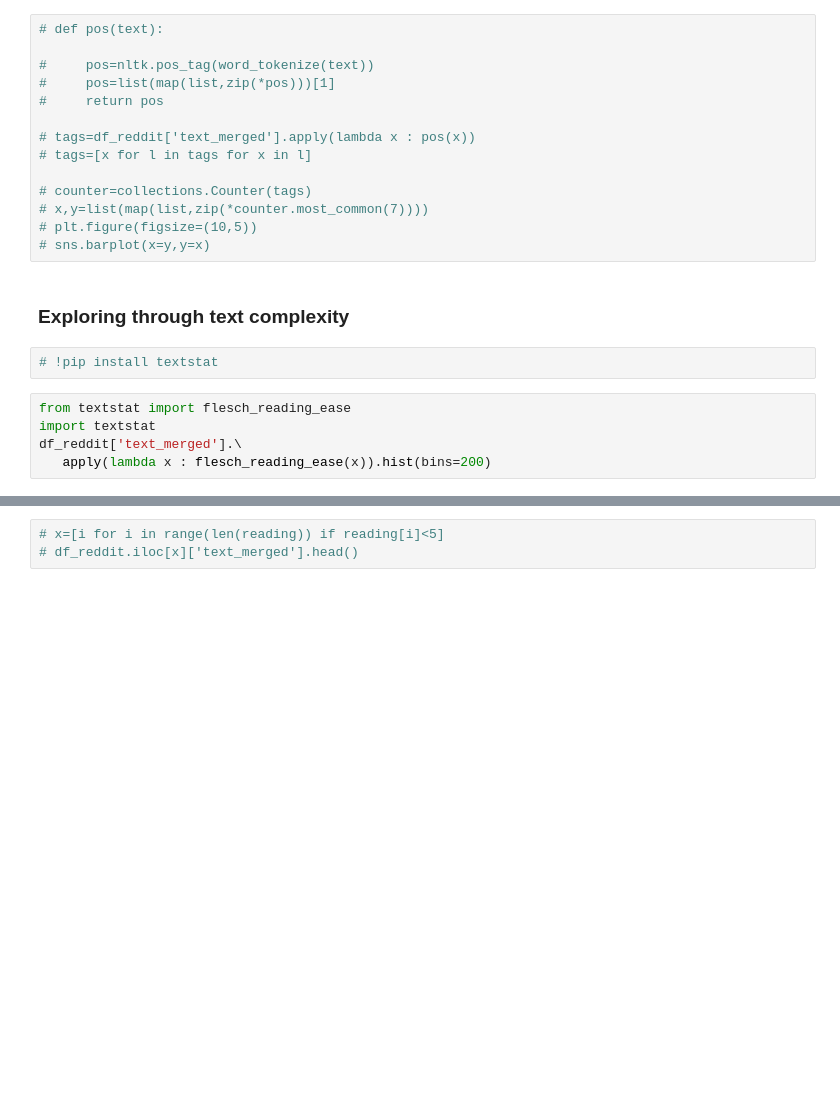
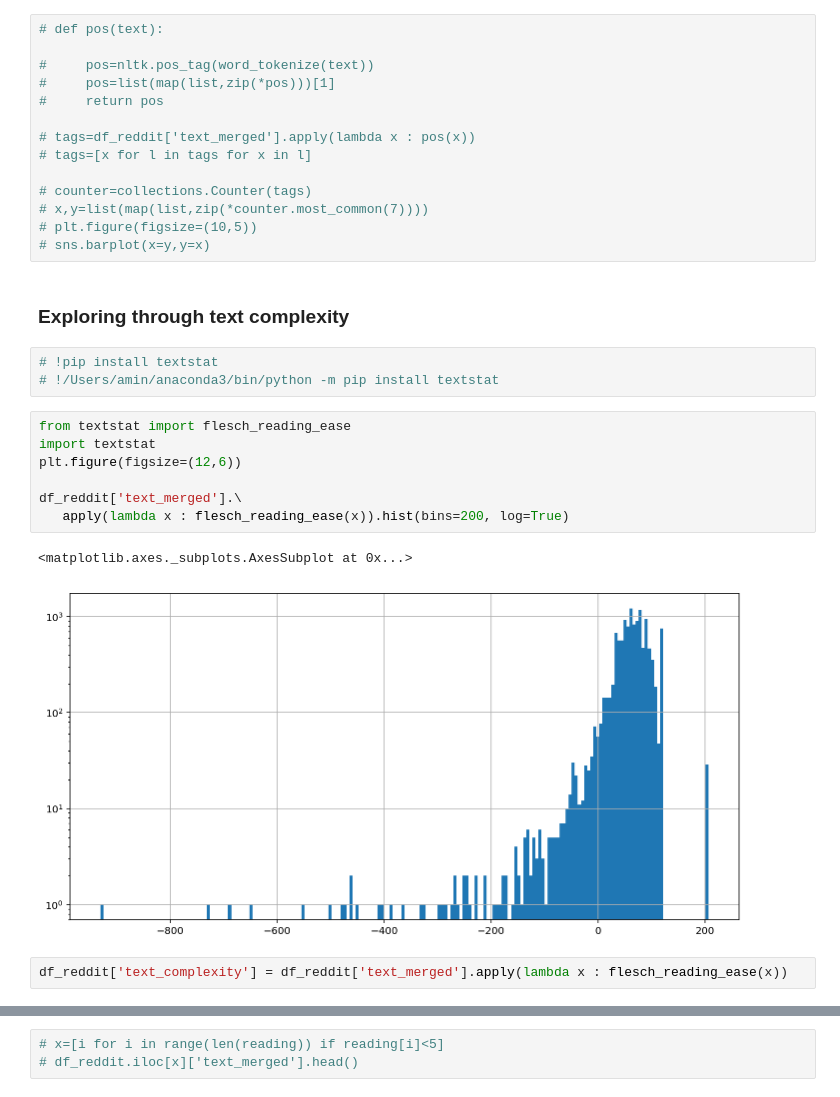
Before and after one commit to Atashnezhad/NLP_Proj2, a Jupyter notebook: Codes/P03_Exploratory data analysis.ipynb, the cells around one changed output, grey strips where cells are left out. Saved outputs shown, nothing was run; the diff lists cells and outputs as text; blank space fills up the shorter version.

```diff
--- a/Codes/P03_Exploratory data analysis.ipynb
+++ b/Codes/P03_Exploratory data analysis.ipynb
@@ -1174,8 +1163,16 @@ sns.heatmap(pos_counts_corr,
 ### Exploring through text complexity
 # %%
 # !pip install textstat
+# !/Users/amin/anaconda3/bin/python -m pip install textstat
 # %%
 from textstat import flesch_reading_ease
 import textstat
+plt.figure(figsize=(12,6))
+
 df_reddit['text_merged'].\
-   apply(lambda x : flesch_reading_ease(x)).hist(bins=200)
+   apply(lambda x : flesch_reading_ease(x)).hist(bins=200, log=True)
+# %% [output]
+<matplotlib.axes._subplots.AxesSubplot at 0x...>
+[figure, added]
+# %%
+df_reddit['text_complexity'] = df_reddit['text_merged'].apply(lambda x : flesch_reading_ease(x))
```
Also changed, not shown: parts of 10 cells of this notebook.
